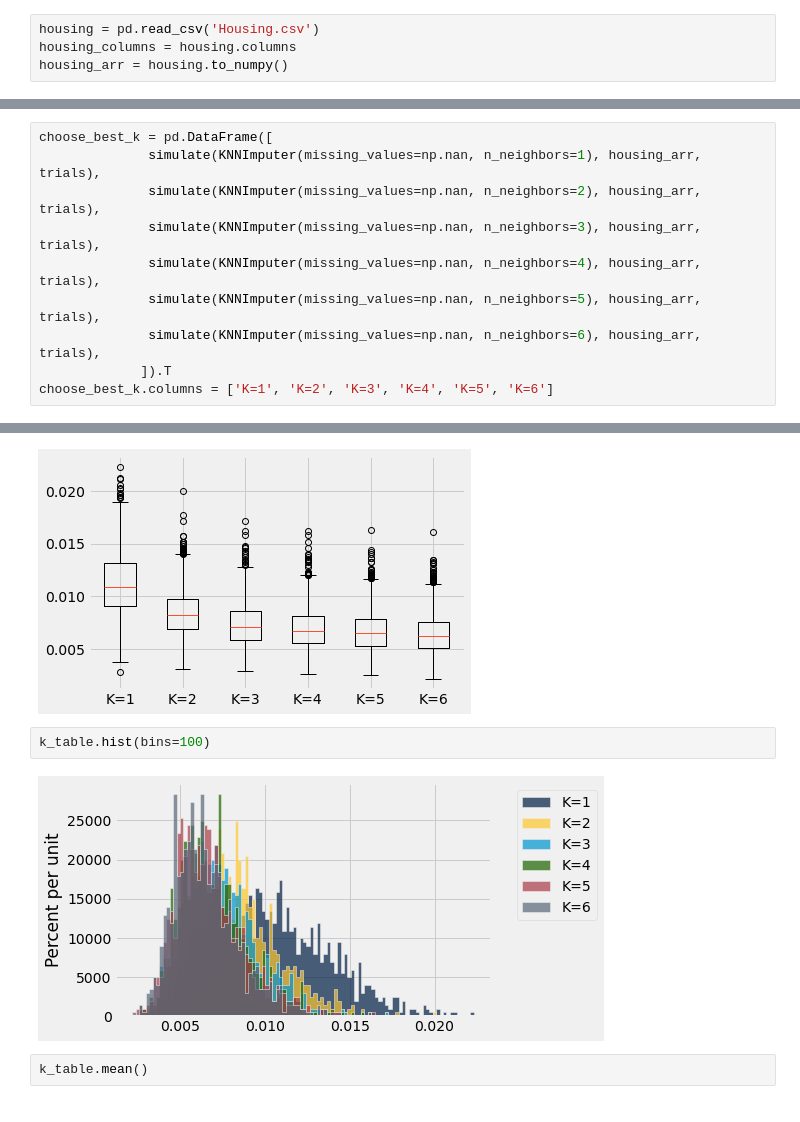
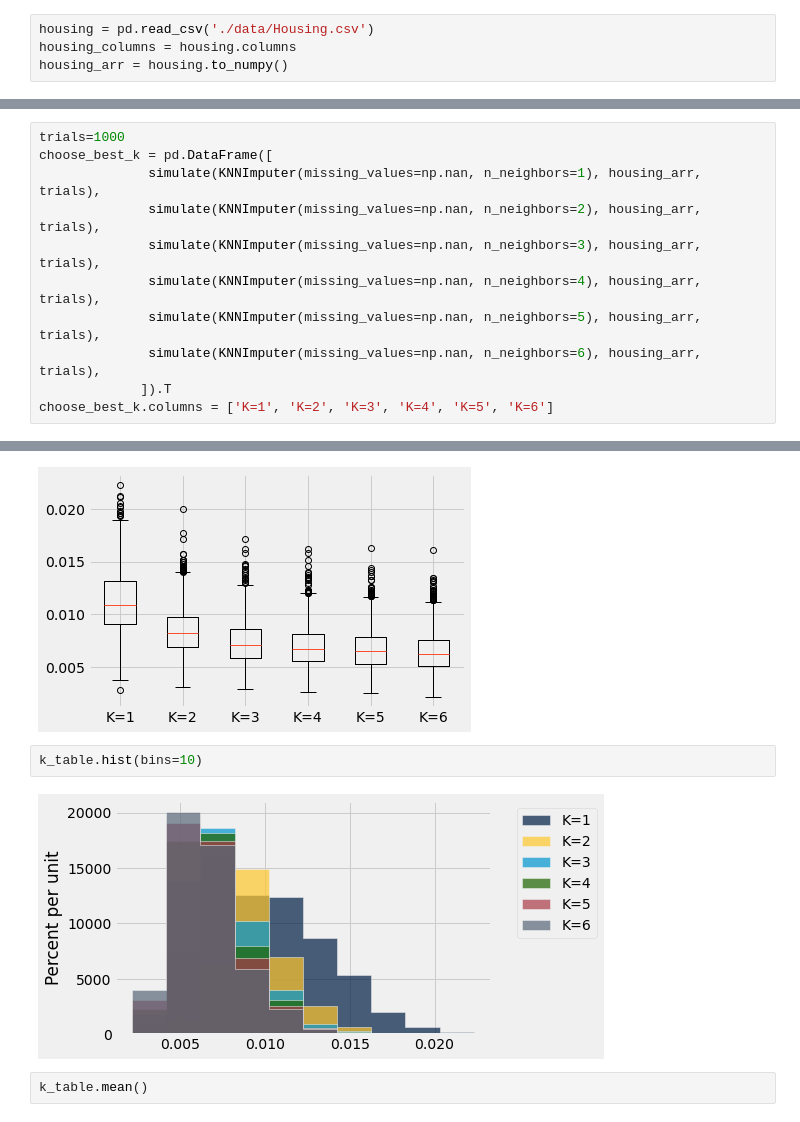
Before and after one commit to stephrb/COMP-562H-Project, a Jupyter notebook: housing-analysis.ipynb, the cells around one changed output, grey strips where cells are left out. Cells and saved outputs as stored; diff of their text form.

```diff
--- a/housing-analysis.ipynb
+++ b/housing-analysis.ipynb
@@ -21,7 +9,7 @@ plt.style.use('fivethirtyeight')
 import warnings
 warnings.simplefilter('ignore', FutureWarning)
 # %%
-housing = pd.read_csv('Housing.csv')
+housing = pd.read_csv('./data/Housing.csv')
 housing_columns = housing.columns
 housing_arr = housing.to_numpy()
 # %%
@@ -92,4 +80,5 @@ results_table_3.boxplot()
 # %%
+trials=1000
 choose_best_k = pd.DataFrame([
               simulate(KNNImputer(missing_values=np.nan, n_neighbors=1), housing_arr, trials),
               simulate(KNNImputer(missing_values=np.nan, n_neighbors=2), housing_arr, trials),
@@ -109,9 +98,9 @@ k_table.boxplot()
 # %% [output]
 [figure]
 # %%
-k_table.hist(bins=100)
+k_table.hist(bins=10)
 # %% [output]
-[figure, old version]
+[figure, new version]
 # %%
 k_table.mean()
 # %% [output]
```
Also changed, not shown: parts of 4 cells of this notebook, 3 other files.
